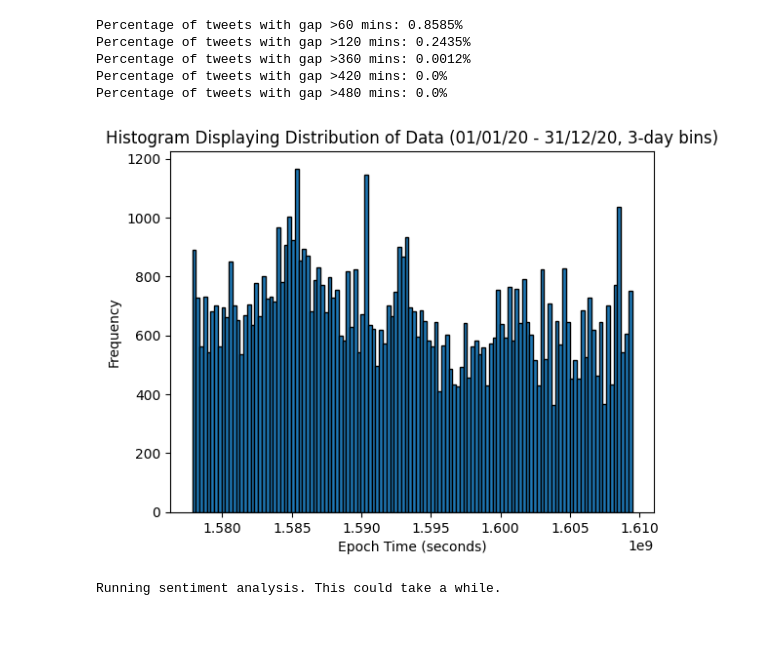
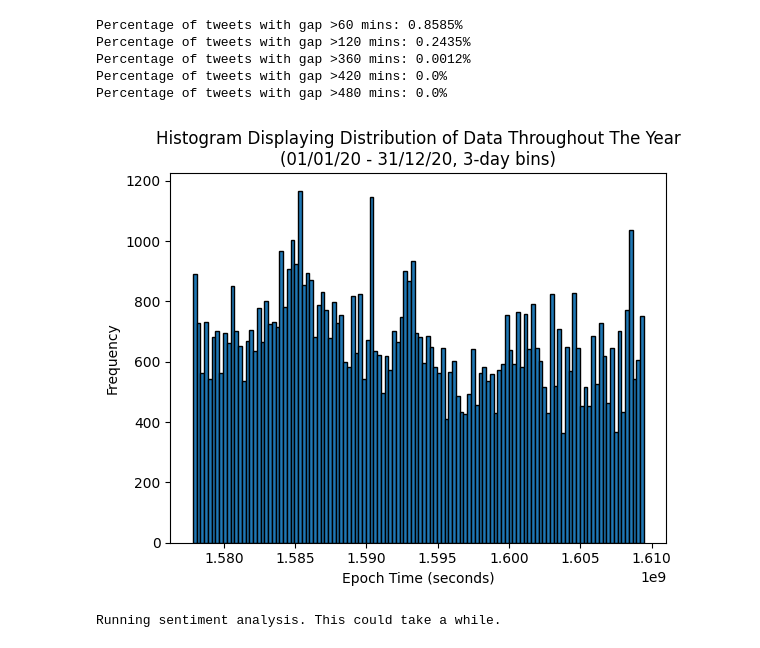
Before and after one commit to christywastaken/twitter-sentiment-analysis, a Jupyter notebook: twitter_sentiment_analysis.ipynb, the cells around one changed output. Saved outputs shown, nothing was run; the diff lists cells and outputs as text; code cells hidden in the pictures.

```diff
--- a/twitter_sentiment_analysis.ipynb
+++ b/twitter_sentiment_analysis.ipynb
@@ -192,12 +192,12 @@ Percentage of tweets with gap >480 mins: 0.0%
 # %%
 # Visualising spread of data using epoch time in seconds.
 plt.hist(tweet_df_time_gaps_2020['epoch_seconds'], bins=120,edgecolor='black')
-plt.title('Histogram Displaying Distribution of Data (01/01/20 - 31/12/20, 3-day bins)')
+plt.title('Histogram Displaying Distribution of Data Throughout The Year\n(01/01/20 - 31/12/20, 3-day bins)')
 plt.xlabel('Epoch Time (seconds)')
 plt.ylabel('Frequency')
 plt.show()
 # %% [output]
-[figure, old version]
+[figure, new version]
 # %%
 # analyse the sentiment of the data.
 with SQLContextManager('twitter_sentiment_analysis.db') as connection:
```
Also changed, not shown: parts of 1 cell of this notebook.
